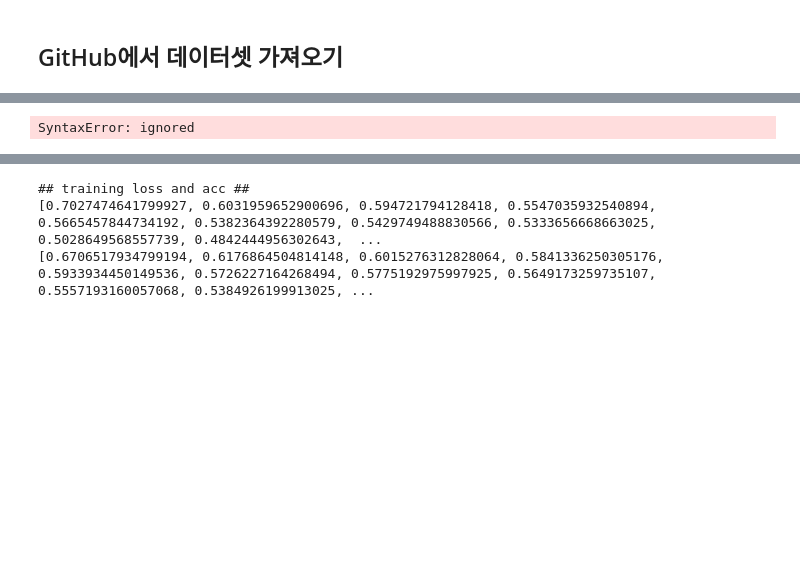
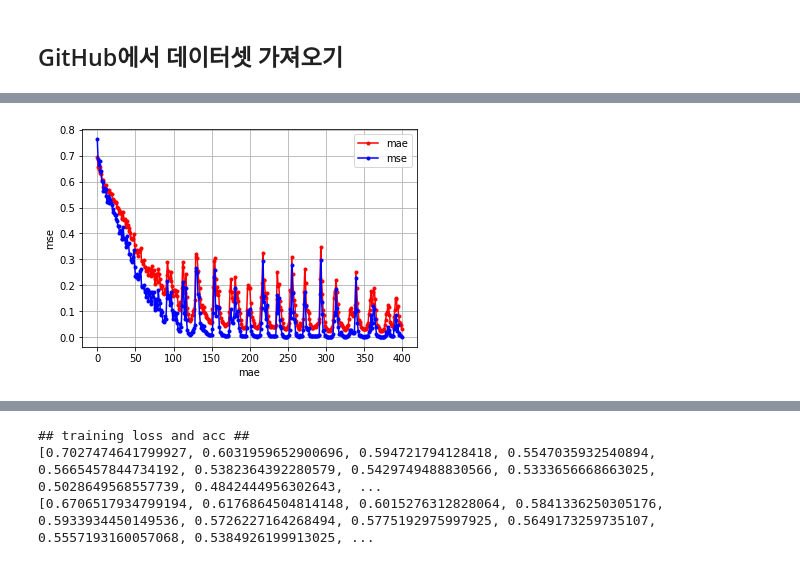
Before and after one commit to urtbest86/MLOps, a Jupyter notebook: hj.ipynb, the cells around one changed output, grey strips where cells are left out. Saved outputs shown, nothing was run; the diff lists cells and outputs as text; code cells hidden in the pictures; blank space fills up the shorter version.

```diff
--- a/hj.ipynb
+++ b/hj.ipynb
@@ -87,20 +97,20 @@ dict_keys(['loss', 'mae', 'val_loss', 'val_mae'])
 # %%
 import matplotlib.pyplot as plt
 
 y_mae = hist.history['mae']
 y_mse = hist.history['loss']#x_len = np.arange(len(y_loss))
 
-x_len = np.arange(120)
-plt.plot(x_len, %(y_mae,std), marker='.', c='red', label="mae")
+x_len = np.arange(400)
+plt.plot(x_len, y_mae, marker='.', c='red', label="mae")
 plt.plot(x_len, y_mse, marker='.', c='blue', label="mse")
 
 # plt.plot(x_len, hist.history['val_loss'], marker='.', c='green', label="val_mse")
 # plt.plot(x_len, hist.history['val_mae'], marker='.', c='black', label="val_mae")
 
 plt.legend(loc='upper right')
 plt.grid()
 plt.xlabel('mae')
 plt.ylabel('mse')
 plt.show()
 # %% [output]
-SyntaxError: ignored
+[figure, added]
```
Also changed, not shown: parts of 15 cells of this notebook.
